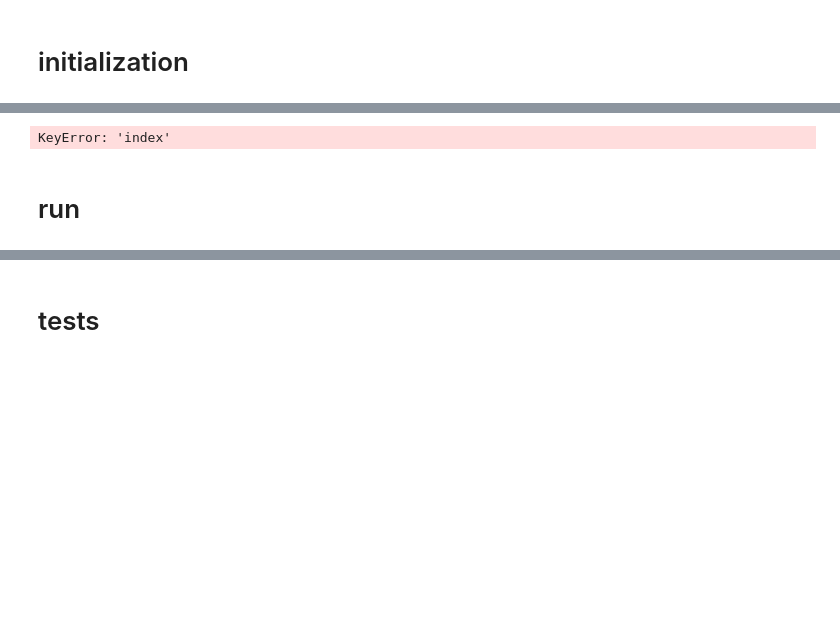
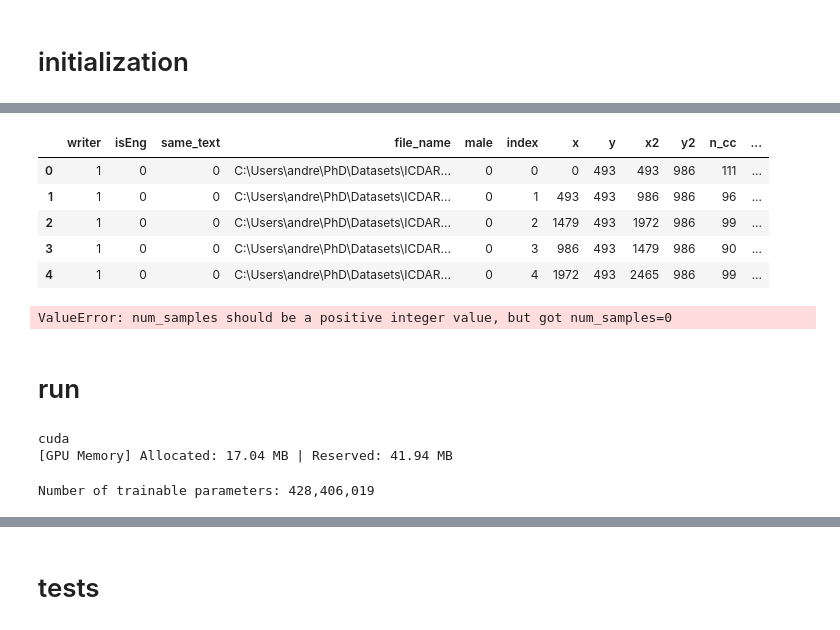
Before and after one commit to gitMorelli/gender_detection, a Jupyter notebook: notebooks/model_training/fine_tune_clipvit.ipynb, the cells around one changed output, grey strips where cells are left out. Saved outputs shown, nothing was run; the diff lists cells and outputs as text; code cells hidden in the pictures; blank space fills up the shorter version.

```diff
--- a/notebooks/model_training/fine_tune_clipvit.ipynb
+++ b/notebooks/model_training/fine_tune_clipvit.ipynb
@@ -412,3 +415,4 @@ model = WrappedModel(model, custom_mlp, type_of_output='cls')
 # %%
 train_df = pd.read_csv(f"{source_path}\\outputs\\preprocessed_data\\{input_filename}")
 train_df=file_IO.change_filename_from_to(train_df, fr=saved, to=running)
+train_df = train_df.drop(columns=['train'])
@@ -424,33 +428,54 @@ train_df.head()
 # %%
 # Set the probability of being 0
-N = train_df['writer'].nunique()
+N = 5 #train_df['writer'].nunique()
 
 # Create a dataframe with writer column from 1 to 282
-pages_df = pd.DataFrame({'writer': np.arange(1, N)})
+pages_df = pd.DataFrame({'writer': np.arange(1, N+1)})
 
 # Add a train column that is randomly 0 or 1 with probability p of being 0
 pages_df['train'] = np.random.choice([0, 1], size=len(pages_df), p=[1-p_train, p_train])
 
 # Merge with the train_df dataframe on the writer column
-train_df = train_df.merge(pages_df, on='index', how='left')
+train_df = train_df.merge(pages_df, on='writer', how='left')
 
 # Display the dataframe
 train_df.head()
 # %% [output]
-KeyError: 'index'
+|  | writer | isEng | same_text | file_name | male | index | x | y | x2 | y2 | n_cc | ... |
+| 0 | 1 | 0 | 0 | C:\Users\andre\PhD\Datasets\ICDAR... | 0 | 0 | 0 | 493 | 493 | 986 | 111 | ... |
+| 1 | 1 | 0 | 0 | C:\Users\andre\PhD\Datasets\ICDAR... | 0 | 1 | 493 | 493 | 986 | 986 | 96 | ... |
+| 2 | 1 | 0 | 0 | C:\Users\andre\PhD\Datasets\ICDAR... | 0 | 2 | 1479 | 493 | 1972 | 986 | 99 | ... |
+| 3 | 1 | 0 | 0 | C:\Users\andre\PhD\Datasets\ICDAR... | 0 | 3 | 986 | 493 | 1479 | 986 | 90 | ... |
+| 4 | 1 | 0 | 0 | C:\Users\andre\PhD\Datasets\ICDAR... | 0 | 4 | 1972 | 493 | 2465 | 986 | 99 | ... |
 # %%
 N_max=N
-train_dataset = CustomPatchDataset(train_df[(train_df['train']==1) & (train_df['index']<=N_max)] ,transform=transform, huggingface=huggingface)
+train_dataset = CustomPatchDataset(train_df[(train_df['train']==1) & (train_df['writer']<=N_max)], 'male' ,transform=transform, huggingface=huggingface)
 train_dataloader = DataLoader(train_dataset, batch_size=batch_size, shuffle=True)
 
-val_dataset = CustomPatchDataset(train_df[(train_df['train']==0) & (train_df['index']<=N_max)] , transform=transform, huggingface=huggingface)
+val_dataset = CustomPatchDataset(train_df[(train_df['train']==0) & (train_df['writer']<=N_max)] , 'male', transform=transform, huggingface=huggingface)
 val_dataloader = DataLoader(val_dataset, batch_size=batch_size, shuffle=True)
+# %% [output]
+ValueError: num_samples should be a positive integer value, but got num_samples=0
 # %% [markdown]
 # run
 # %%
 device = torch.device("cuda" if torch.cuda.is_available() else "cpu")
 print(device)
+if torch.cuda.is_available():
+    torch.cuda.empty_cache()
+    torch.cuda.ipc_collect()
 print(f"[GPU Memory] Allocated: {torch.cuda.memory_allocated() / 1e6:.2f} MB | Reserved: {torch.cuda.memory_reserved() / 1e6:.2f} MB")
+# %% [output]
+cuda
+[GPU Memory] Allocated: 17.04 MB | Reserved: 41.94 MB
+# %%
+def count_parameters(model):
+    return sum(p.numel() for p in model.parameters() if p.requires_grad)
+
+num_params = count_parameters(model)
+print(f"Number of trainable parameters: {num_params:,}")
+# %% [output]
+Number of trainable parameters: 428,406,019
 # %%
 train(
     model,
```
Also changed, not shown: parts of 12 cells of this notebook, 1 other file.
